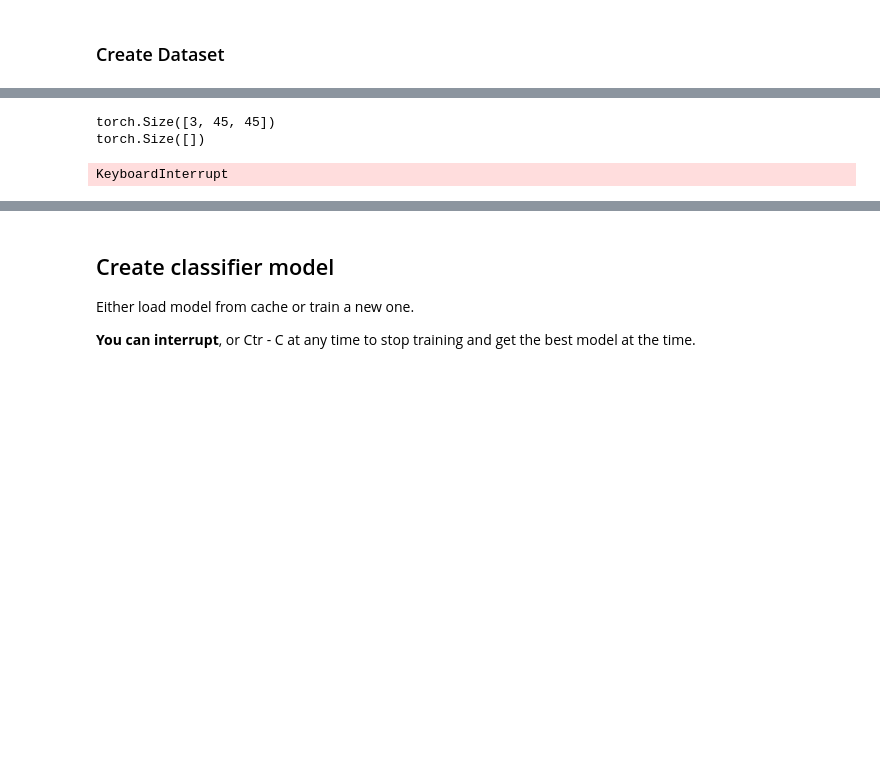
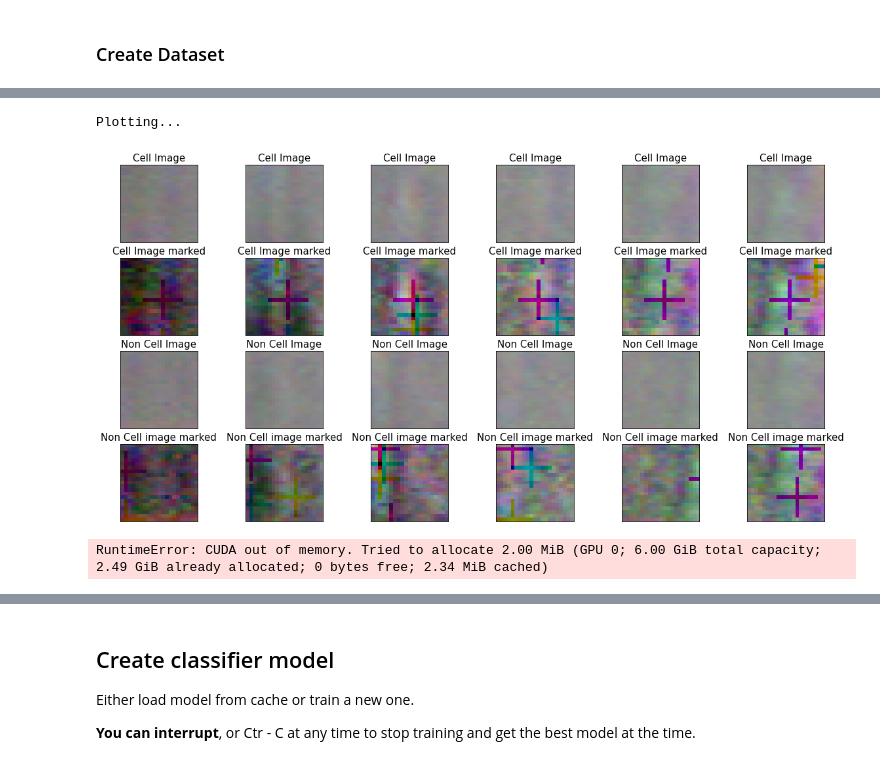
Before and after one commit to cchadj/cell-tracking-ucl-thesis, a Jupyter notebook: blood-cell-classification.ipynb, the cells around one changed output, grey strips where cells are left out. Saved outputs shown, nothing was run; the diff lists cells and outputs as text; code cells hidden in the pictures; blank space fills up the shorter version.

```diff
--- a/blood-cell-classification.ipynb
+++ b/blood-cell-classification.ipynb
@@ -147,71 +87,56 @@ no_ticks(axes)
 for i, ax in enumerate(axes[0, :]):
     ax.imshow(cell_images[i], cmap='gray')
     ax.set_title('Cell Image')
-print('Hello')
 
 for i, ax in enumerate(axes[1, :]):
     axes[1, i].imshow(cell_images_marked[i], cmap='gray')
     ax.set_title('Cell Image marked')
 
 for i, ax in enumerate(axes[2, :]):
     ax.imshow(non_cell_images[i], cmap='gray')
     ax.set_title('Non Cell Image')
 
 for i, ax in enumerate(axes[3, :]):
     ax.imshow(non_cell_images_marked[i], cmap='gray')
     ax.set_title('Non Cell image marked')
-print('Hello')
 
 if do_hist_match:
     plt.figure()
     plt.imshow(hist_match_template, cmap='gray')
     plt.title('Histogram matching template')
 
 
 from torch.utils.data import DataLoader
 loader = DataLoader(trainset, batch_size=len(trainset),
                      shuffle=False, num_workers=4)
 
-for im, lbl in loader:
-    print(f'Trainset minimum and maximum:', im.min(), im.max())
+# for im, lbl in loader:
+#     print(f'Trainset minimum and maximum:', im.min(), im.max())
 
 
 assert len(cell_images.shape) in [3, 4], 'Cell images should be NxHxWxC or NxHxW (grayscale)'
 assert cell_images.dtype == np.uint8 and non_cell_images.dtype == np.uint8, 'We want the patches to be uint'
 assert cell_images.min() >= 0 and cell_images.max() <= 255
 assert non_cell_images.min() >= 0 and non_cell_images.max() <= 255
+# %% [output]
+Plotting...
+[figure, added]
-# %%
-for im, lbl in trainset:
-    print(im.shape)
-    print(lbl.shape)
-    break
-# %% [output]
-torch.Size([3, 45, 45])
-torch.Size([])
-# %%
-from torch.utils.data import DataLoader
-loader = DataLoader(trainset, batch_size=1,
-                     shuffle=False, num_workers=4)
-
-for im, lbl in loader:
-    print(im.shape)
-    print(f'Trainset minimum and maximum:', im.min(), im.max())
-# %% [output]
-KeyboardInterrupt
 # %%
+from cnnlearning import train, CNN, TrainingTracker
+
 train_params = collections.OrderedDict(
+    trainset=trainset,
+    validset=validset,
     epochs=4000,
     lr = .001,
     weight_decay=5e-4,
-    batch_size=1024 * 12,
+    batch_size=1024 * 7,
     do_early_stop=True,  # Optional default True
     early_stop_patience=80,
     learning_rate_scheduler_patience=20,
     shuffle=True)
-model = CNN().to(device)
+model = CNN(dataset_sample=trainset).to(device)
 
-loader = DataLoader(trainset, batch_size=int(len(trainset) * 0.01), shuffle=False)
-for ims, lbls in loader:
-    print(ims.shape)
-    print(lbls.shape)
-#     model(ims)
+results = train(model, train_params, criterion=torch.nn.CrossEntropyLoss())
+# %% [output]
+RuntimeError: CUDA out of memory. Tried to allocate 2.00 MiB (GPU 0; 6.00 GiB total capacity; 2.49 GiB already allocated; 0 bytes free; 2.34 MiB cached)
```
Also changed, not shown: parts of 3 cells of this notebook, 3 other files.
